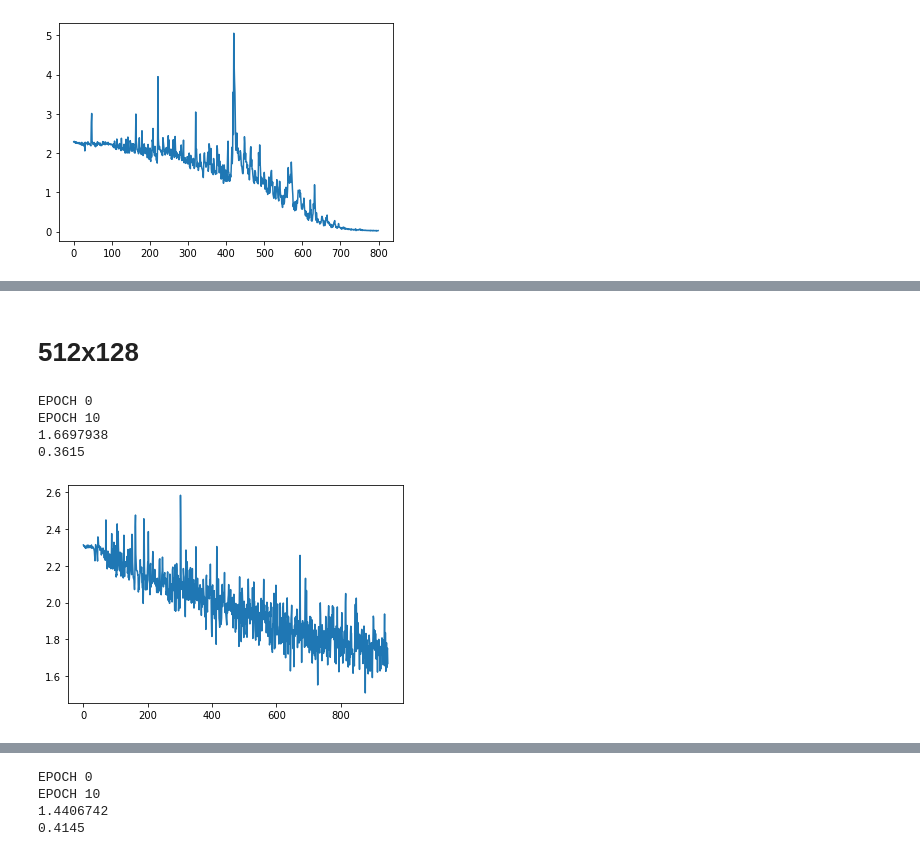
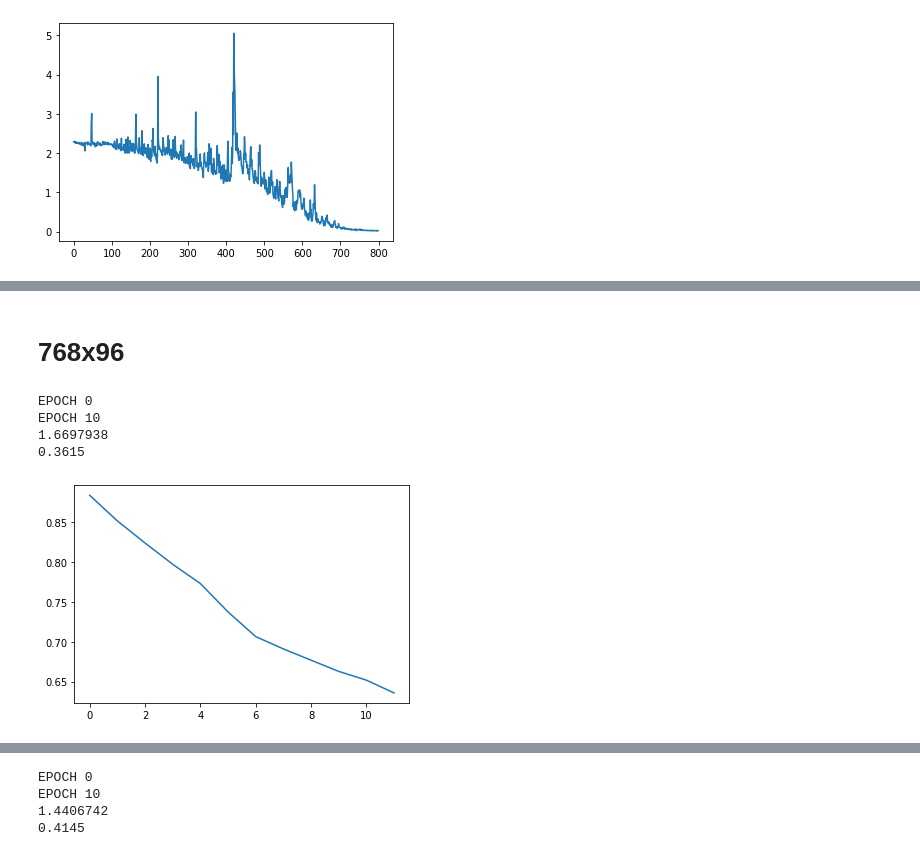
Before and after one commit to AleksandrPanov/dl-unn.github.io, a Jupyter notebook: my_homework/task2/lab2.ipynb, the cells around one changed output, grey strips where cells are left out. Cells and saved outputs as stored; diff of their text form; code cells hidden in the pictures.

```diff
--- a/my_homework/task2/lab2.ipynb
+++ b/my_homework/task2/lab2.ipynb
@@ -194,6 +198,7 @@ class Net:
             X = np.vstack((X, X[0:self.batch-remainder]))
             Y = np.append(Y, Y[0:self.batch-remainder])
         loss = np.zeros(shape=(n, len(Y)//self.batch), dtype='float32')
+        error = np.zeros(n, dtype='float32')
         for it in range(n):
             if n < 100 and it % 10 == 0: print('EPOCH',it)
             elif it % 100 == 0: print('EPOCH',it)
@@ -204,13 +209,15 @@ class Net:
                 x = X[indx[i:i+self.batch]]
                 y = Y[indx[i:i+self.batch]]
                 res = self.calc(x)
+                error[it] += (np.sum(y != [np.argmax(b) for b in res])/len(Y))
+
                 # cross res
                 loss[it, i//self.batch] = self.cross.calc(res, y)
                 gr = self.cross.grad(y)
                 for layer in reversed(self.layers):
                     gr = layer.grad(gr)
             Net.coeff *= Net.const_alpha
-        return loss.flatten()
+        return loss.flatten(), error
 # %% [markdown]
 ## 3. Check correctness
 # %%
@@ -401,35 +420,35 @@ EPOCH 300
 # %% [markdown]
-# 512x128
+# 768x96
 # %%
 start, end = 0, 10000
 X = ((data[b'data'][start:end])/255.0).astype('float32')
 Labels = data[b'labels'][start:end]
 X_test = ((test_data[b'data'][start:end])/255.0).astype('float32')
 Y_test = np.array(test_data[b'labels'][start:end], dtype='int64')
 
 np.random.seed(0)
 num_classes = 10
 n_input = len(img_ars[0])
 batch = 128
 
 l1 = FullConnected(*initW(n_input, 768))
 leakyReLU1 = LeakyReLU()
 l2 = FullConnected(*initW(768, 96)) #128 0.03487363 #85 0.050611287
 leakyReLU2 = LeakyReLU()#Sigmoid()
 l3 = FullConnected(*initW(96, num_classes))
 softmax = SoftMax(num_classes, batch)
 
 epoch = 12
 Net.const_coeff = 0.64
 Net.const_alpha = 0.9
 net = Net([l1, leakyReLU1, l2, leakyReLU2, l3, softmax], num_classes,batch)
-loss = net.fit(X, Labels, epoch, True)
+loss,error = net.fit(X, Labels, epoch, True)
 print(loss[-1])
-plt.plot(loss)
+plt.plot(error)
 print(np.mean(Y_test == net.get_classes(X_test)))
 # %% [output]
 EPOCH 0
 EPOCH 10
 1.6697938
 0.3615
-[figure, old version]
+[figure, new version]
```
Also changed, not shown: parts of 17 cells of this notebook.
